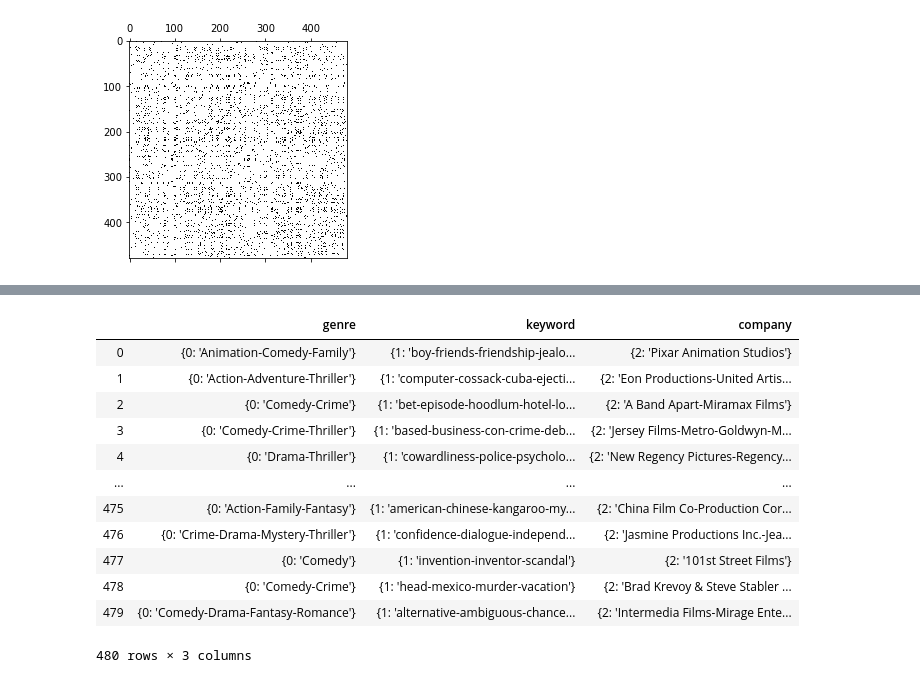
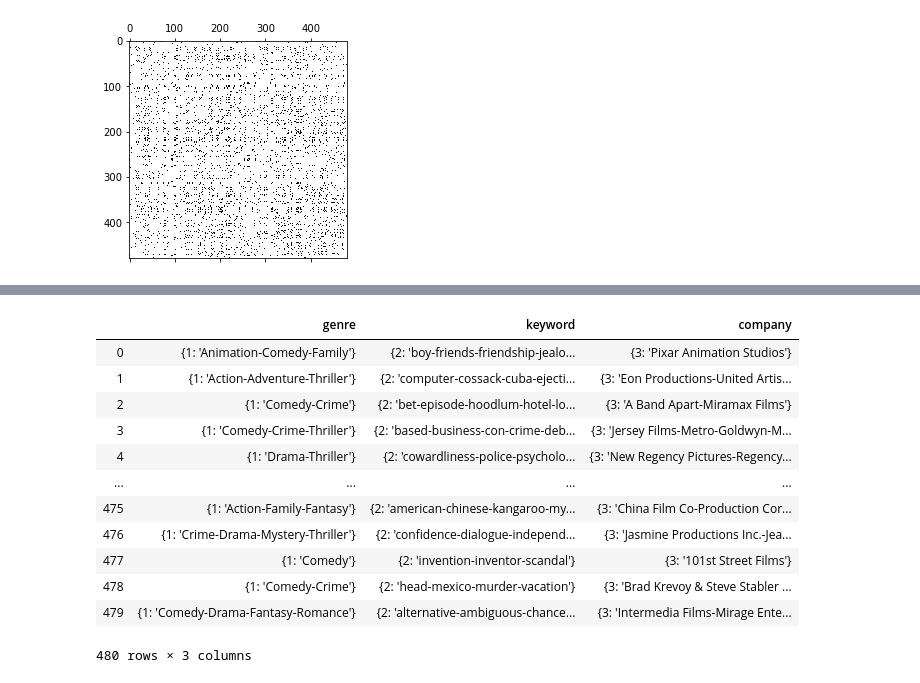
Before and after one commit to Lambo97/MovieRecommendation, a Jupyter notebook: src/movie_feature_network.ipynb, the cells around one changed output, grey strips where cells are left out. Cells and saved outputs as stored; diff of their text form; code cells hidden in the pictures.

```diff
--- a/src/movie_feature_network.ipynb
+++ b/src/movie_feature_network.ipynb
@@ -201,6 +198,6 @@ np.savetxt(GENERATED_PATH+'movie_genre_adj.csv', genre_adjacency, delimiter=',')
 # %%
 # Add labels for visualisation in Gephi
 movie_genres_matrix['label'] = movie_genres_matrix.apply(lambda x: [genre for genre in genres if x[genre] != 0], axis=1)
-movie_genres_matrix['label'] = movie_genres_matrix.apply(lambda x: {0: '-'.join(x['label'])}, axis=1)
+movie_genres_matrix['label'] = movie_genres_matrix.apply(lambda x: {1: '-'.join(x['label'])}, axis=1)
 movie_genres_matrix['label']
 # %% [output]
@@ -302,7 +301,7 @@ np.savetxt(GENERATED_PATH+'movie_keyword_adj.csv', keyword_adjacency, delimiter=
 #keywords.pop(0)
 
 movie_keywords_matrix['label'] = movie_keywords_matrix.apply(lambda x: [keyword for keyword in keywords if x[keyword] != 0], axis=1)
-movie_keywords_matrix['label'] = movie_keywords_matrix.apply(lambda x: {0: '-'.join(x['label'])}, axis=1)
+movie_keywords_matrix['label'] = movie_keywords_matrix.apply(lambda x: {1: '-'.join(x['label'])}, axis=1)
 movie_keywords_matrix['label']
 # %% [output]
 index
@@ -451,7 +450,7 @@ np.savetxt(GENERATED_PATH+'movie_company_adj.csv', company_adjacency, delimiter=
 # Add labels for visualisation in Gephi
 
 movie_companies_matrix['label'] = movie_companies_matrix.apply(lambda x: [company for company in companies if x[company] != 0], axis=1)
-movie_companies_matrix['label'] = movie_companies_matrix.apply(lambda x: {0: '-'.join(x['label'])}, axis=1)
+movie_companies_matrix['label'] = movie_companies_matrix.apply(lambda x: {1: '-'.join(x['label'])}, axis=1)
 movie_companies_matrix['label']
 # %% [output]
 index
@@ -534,29 +527,29 @@ np.savetxt(GENERATED_PATH+'movie_features_adj.csv', adjacency, delimiter=',')
 # %%
 movie_labels=pd.DataFrame()
 # Add labels for visualisation in Gephi
 movie_genres_matrix['label'] = movie_genres_matrix.apply(lambda x: [genre for genre in genres if x[genre] != 0], axis=1)
-movie_labels['genre'] = movie_genres_matrix.apply(lambda x: {0: '-'.join(x['label'])}, axis=1)
+movie_labels['genre'] = movie_genres_matrix.apply(lambda x: {1: '-'.join(x['label'])}, axis=1)
 
 movie_keywords_matrix['label'] = movie_keywords_matrix.apply(lambda x: [keyword for keyword in keywords if x[keyword] != 0], axis=1)
-movie_labels['keyword'] = movie_keywords_matrix.apply(lambda x: {1: '-'.join(x['label'])}, axis=1)
+movie_labels['keyword'] = movie_keywords_matrix.apply(lambda x: {2: '-'.join(x['label'])}, axis=1)
 
 
 movie_companies_matrix['label'] = movie_companies_matrix.apply(lambda x: [company for company in companies if x[company] != 0], axis=1)
-movie_labels['company'] = movie_companies_matrix.apply(lambda x: {2: '-'.join(x['label'])}, axis=1)
+movie_labels['company'] = movie_companies_matrix.apply(lambda x: {3: '-'.join(x['label'])}, axis=1)
 movie_labels
 # %% [output]
 |  | genre | keyword | company |
-| 0 | {0: 'Animation-Comedy-Family'} | {1: 'boy-friends-friendship-jealo... | {2: 'Pixar Animation Studios'} |
-| 1 | {0: 'Action-Adventure-Thriller'} | {1: 'computer-cossack-cuba-ejecti... | {2: 'Eon Productions-United Artis... |
-| 2 | {0: 'Comedy-Crime'} | {1: 'bet-episode-hoodlum-hotel-lo... | {2: 'A Band Apart-Miramax Films'} |
-| 3 | {0: 'Comedy-Crime-Thriller'} | {1: 'based-business-con-crime-deb... | {2: 'Jersey Films-Metro-Goldwyn-M... |
-| 4 | {0: 'Drama-Thriller'} | {1: 'cowardliness-police-psycholo... | {2: 'New Regency Pictures-Regency... |
+| 0 | {1: 'Animation-Comedy-Family'} | {2: 'boy-friends-friendship-jealo... | {3: 'Pixar Animation Studios'} |
+| 1 | {1: 'Action-Adventure-Thriller'} | {2: 'computer-cossack-cuba-ejecti... | {3: 'Eon Productions-United Artis... |
+| 2 | {1: 'Comedy-Crime'} | {2: 'bet-episode-hoodlum-hotel-lo... | {3: 'A Band Apart-Miramax Films'} |
+| 3 | {1: 'Comedy-Crime-Thriller'} | {2: 'based-business-con-crime-deb... | {3: 'Jersey Films-Metro-Goldwyn-M... |
+| 4 | {1: 'Drama-Thriller'} | {2: 'cowardliness-police-psycholo... | {3: 'New Regency Pictures-Regency... |
 | ... | ... | ... | ... |
-| 475 | {0: 'Action-Family-Fantasy'} | {1: 'american-chinese-kangaroo-my... | {2: 'China Film Co-Production Cor... |
-| 476 | {0: 'Crime-Drama-Mystery-Thriller'} | {1: 'confidence-dialogue-independ... | {2: 'Jasmine Productions Inc.-Jea... |
-| 477 | {0: 'Comedy'} | {1: 'invention-inventor-scandal'} | {2: '101st Street Films'} |
-| 478 | {0: 'Comedy-Crime'} | {1: 'head-mexico-murder-vacation'} | {2: 'Brad Krevoy & Steve Stabler ... |
-| 479 | {0: 'Comedy-Drama-Fantasy-Romance'} | {1: 'alternative-ambiguous-chance... | {2: 'Intermedia Films-Mirage Ente... |
+| 475 | {1: 'Action-Family-Fantasy'} | {2: 'american-chinese-kangaroo-my... | {3: 'China Film Co-Production Cor... |
+| 476 | {1: 'Crime-Drama-Mystery-Thriller'} | {2: 'confidence-dialogue-independ... | {3: 'Jasmine Productions Inc.-Jea... |
+| 477 | {1: 'Comedy'} | {2: 'invention-inventor-scandal'} | {3: '101st Street Films'} |
+| 478 | {1: 'Comedy-Crime'} | {2: 'head-mexico-murder-vacation'} | {3: 'Brad Krevoy & Steve Stabler ... |
+| 479 | {1: 'Comedy-Drama-Fantasy-Romance'} | {2: 'alternative-ambiguous-chance... | {3: 'Intermedia Films-Mirage Ente... |
 480 rows × 3 columns
 # %%
 graph = nx.from_numpy_array(adjacency)
```
Also changed, not shown: parts of 14 cells of this notebook.
